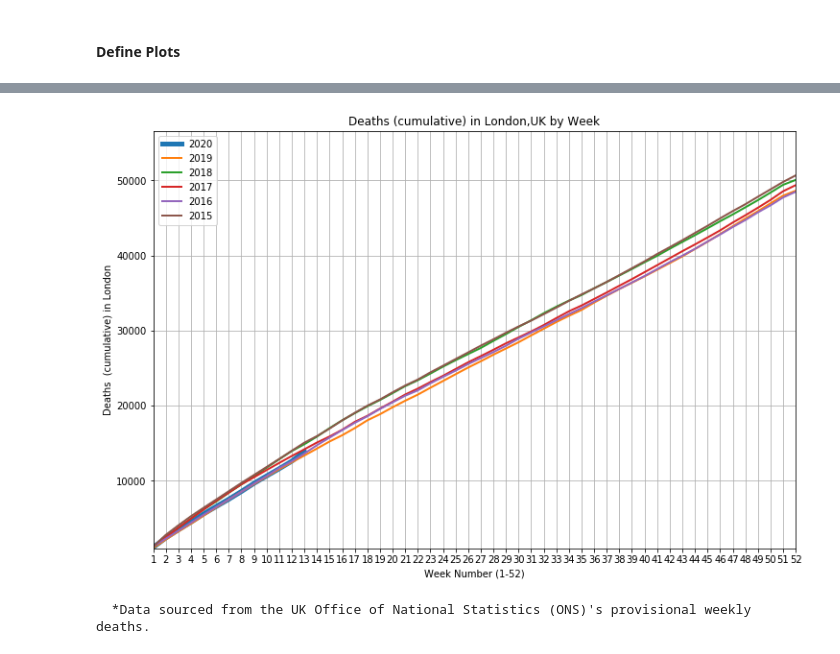
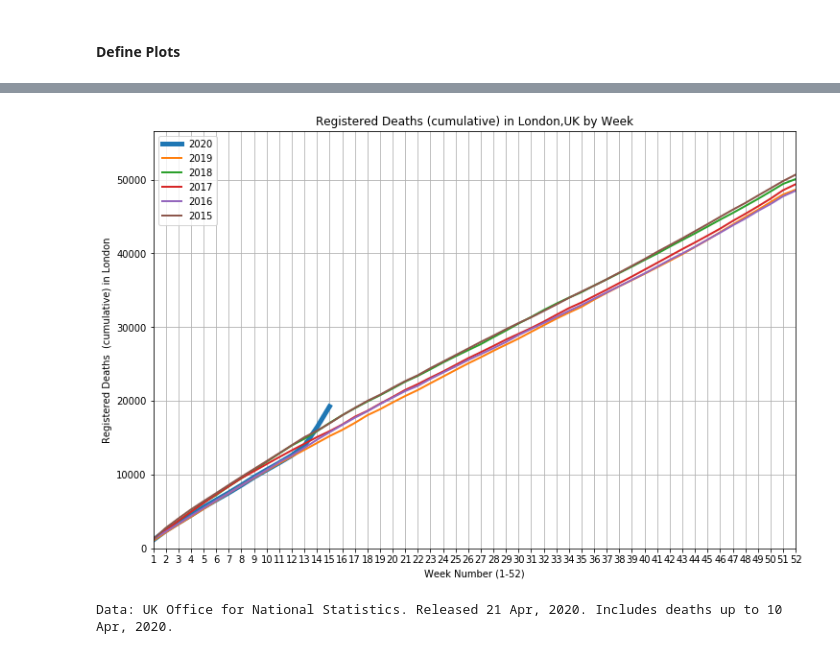
Before and after one commit to dcato98/covid19, a Jupyter notebook: Examining UK Deaths by Week.ipynb, the cells around one changed output, grey strips where cells are left out. Cells and saved outputs as stored; diff of their text form; code cells hidden in the pictures.

Commit message:
update w Apr21 data, explore relative risk

```diff
--- a/Examining UK Deaths by Week.ipynb
+++ b/Examining UK Deaths by Week.ipynb
@@ -96,7 +96,7 @@ for r in r_xls_files:
 Get list of filenames in `data_path` directory.
 # %%
 # find the latest week available for each year
-filenames = sorted(list(f.name for f in data_path.glob('*')))
+filenames = sorted(list(f.name for f in data_path.glob('*_publishedweek*')))
 filename_by_year = {int(f.split('_')[0]):f for f in filenames}
 years = list(filename_by_year.keys())
 
@@ -181,12 +203,12 @@ def extract_total_deaths(weekly_deaths_2020):
     assert row[0] == 'Total deaths, all ages'
     return row[1:]
 def extract_deaths_by_age(weekly_deaths_2020):
-    rows = [extract_row(i, weekly_deaths_2020) for i in range(15,23)]
+    rows = [extract_row(i, weekly_deaths_2020) for i in range(19,40)]
     assert rows[0][0] == 'Deaths by age group'
-    assert rows[-1][0] == '85+'
+    assert rows[-1][0] == '90+'
     return {r[0]:r[1:] for r in rows[1:]}
 def extract_deaths_by_location(weekly_deaths_2020):
-    rows = [extract_row(i, weekly_deaths_2020) for i in range(42,53)]
+    rows = [extract_row(i, weekly_deaths_2020) for i in range(84,95)]
     assert rows[0][0] == 'Deaths by region of usual residence 7'
     assert rows[-1][1] == 'Wales'
     return {r[1]:r[2:] for r in rows[1:]}
@@ -411,11 +435,3 @@ deaths[year]['location'] = import_table(raw_deaths_by_loc)
 ### (Optional) Incorporate Data from Latest Download
 # %% [markdown]
 This will update the data if the optional first section was run, and otherwise do nothing.
-# %%
-try:
-    deaths2020_total, deaths2020_by_age, deaths2020_by_location # NameError raised if these vars don't exist
-    deaths[2020]['total'] = np.array([deaths2020_total], dtype=np.int)
-    deaths[2020]['age'] = pd.DataFrame(deaths2020_by_age, dtype=np.int)
-    deaths[2020]['location'] = pd.DataFrame(deaths2020_by_location, dtype=np.int)
-except NameError:
-    pass
@@ -444,7 +486,7 @@ print(locations)
 # %% [markdown]
 #### Define Plots
 # %%
-def plot_deaths(by=None, by_value=None, cumulative=False):
+def plot_deaths(by=None, by_value=None, cumulative=False, lockdown=True):
     '''
     By default, plots total deaths.
     To plot by age or location, set `by`='age' or 'location', and `by_value` to the specific age or location.
@@ -471,20 +513,25 @@ def plot_deaths(by=None, by_value=None, cumulative=False):
         min_deaths = min(max_deaths, min(y))
 
     maybe_ytd = ' (cumulative)' if cumulative else ''
-    if by == None:       plt.title(f'Deaths{maybe_ytd} in the UK by Week')
-    if by == 'age':      plt.title(f'Deaths{maybe_ytd} in the UK for ages:{by_value} by Week')
-    if by == 'location': plt.title(f'Deaths{maybe_ytd} in {by_value},UK by Week')
+    if by == None:       plt.title(f'Registered Deaths{maybe_ytd} in the UK by Week')
+    if by == 'age':      plt.title(f'Registered Deaths{maybe_ytd} in the UK for ages:{by_value} by Week')
+    if by == 'location': plt.title(f'Registered Deaths{maybe_ytd} in {by_value},UK by Week')
 
     plt.xlabel('Week Number (1-52)')
     plt.xlim(1,52)
     plt.xticks(list(range(1,53)))
 
-    if by == None:       plt.ylabel(f'Deaths {maybe_ytd}')
-    if by == 'age':      plt.ylabel(f'Deaths {maybe_ytd} in ages {by_value}')
-    if by == 'location': plt.ylabel(f'Deaths {maybe_ytd} in {by_value}')
+    if by == None:       plt.ylabel(f'Registered Deaths {maybe_ytd}')
+    if by == 'age':      plt.ylabel(f'Registered Deaths {maybe_ytd} in ages {by_value}')
+    if by == 'location': plt.ylabel(f'Registered Deaths {maybe_ytd} in {by_value}')
 
-    plt.ylim(min_deaths * 0.8, max_deaths * 1.1)
+    #plt.ylim(min_deaths * 0.8, max_deaths * 1.1)
+    plt.ylim(0, max_deaths * 1.1)
     plt.grid(axis='both')
-    plt.legend(years)
+
+    if lockdown:
+        plt.plot([11,11], [0, max_deaths * 1.1], '--', linewidth=5)
+
+    plt.legend(years + ['lockdown'] if lockdown else years)
     plt.show()
-    print("  *Data sourced from the UK Office of National Statistics (ONS)'s provisional weekly deaths.")
+    print("Data: UK Office for National Statistics. Released 21 Apr, 2020. Includes deaths up to 10 Apr, 2020.")
@@ -554,5 +796,5 @@ plot_deaths('location', 'London')
 # %%
-plot_deaths('location', 'London', cumulative=True)
+plot_deaths('location', 'London', cumulative=True, lockdown=False)
 # %% [output]
-[figure, old version]
+[figure, new version]
-  *Data sourced from the UK Office of National Statistics (ONS)'s provisional weekly deaths.
+Data: UK Office for National Statistics. Released 21 Apr, 2020. Includes deaths up to 10 Apr, 2020.
```
Also changed, not shown: parts of 47 cells of this notebook.
